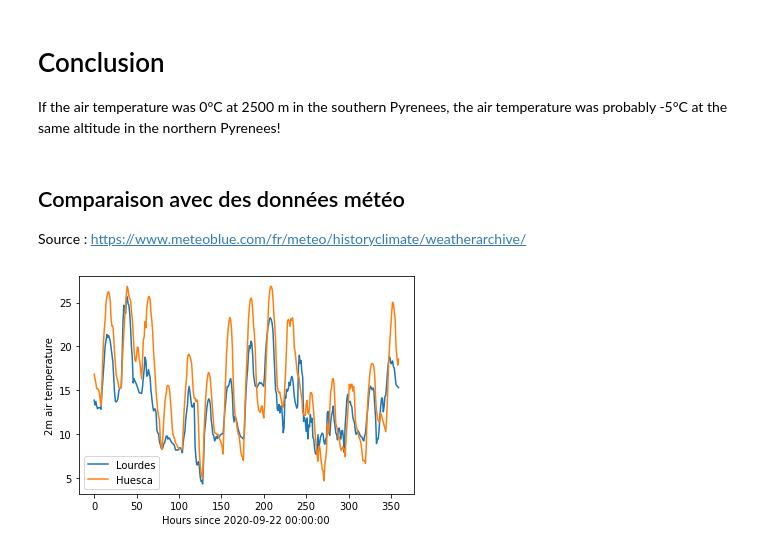
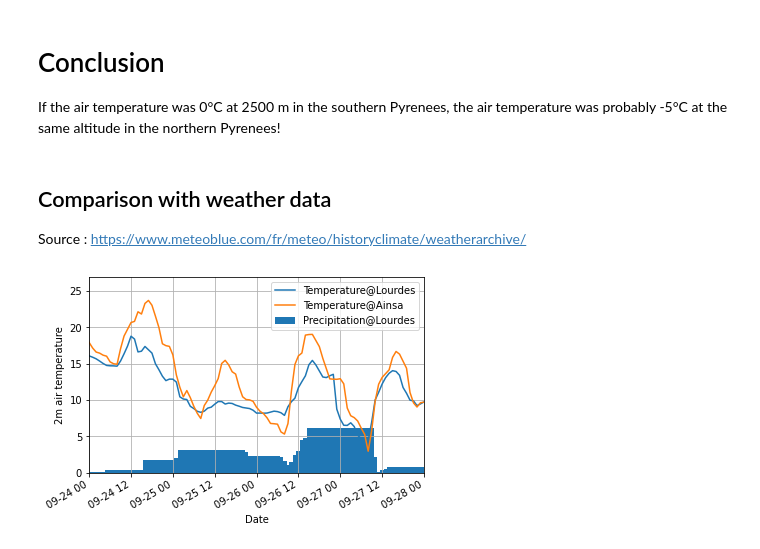
Before and after one commit to sgascoin/snowLineElevation, a Jupyter notebook: snowLineElevationWithCloud.ipynb, the cells around one changed output. Drawn from its saved outputs; the diff is of its cells as text; code cells hidden in the pictures.

```diff
--- a/snowLineElevationWithCloud.ipynb
+++ b/snowLineElevationWithCloud.ipynb
@@ -183,29 +184,5 @@ plt.ylabel('Air temperature change at fixed altitude (°C)');
 # Conclusion
 If the air temperature was 0°C at 2500 m in the southern Pyrenees, the air temperature was probably -5°C at the same altitude in the northern Pyrenees!
 # %% [markdown]
-## Comparaison avec des données météo
+## Comparison with weather data
 Source : https://www.meteoblue.com/fr/meteo/historyclimate/weatherarchive/
-# %%
-# plot 15 days of air temperature at Lourdes and Huesca (cities with similar elevation)
-def loadMeteoBlue(f):
-    """
-    read data from meteoblue file
-    :param f: filename
-    :return: array
-    """
-    d = np.genfromtxt(f,skip_header=9,delimiter=',',names=True,
-                 dtype = ['U50', 'f8', 'f8', 'f8', 'f8'])
-    d['timestamp'] = [dt.strptime(x, '%Y%m%dT%H%M') for x in d['timestamp']]
-    return d
-
-metLourdes = loadMeteoBlue('meteo/meteoblueHistory/dataexport_20201006T115823_Lourdes.csv')
-metFiscal = loadMeteoBlue('meteo/meteoblueHistory/dataexport_20201006T115716_Huesca.csv')
-#plt.plot(metLourdes['timestamp'],metLourdes['Lourdes_Temperature_2_m_elevation_corrected']);
-#plt.plot(metFiscal['timestamp'],metFiscal['Fiscal_Temperature_2_m_elevation_corrected']);
-plt.plot(metLourdes['Lourdes_Temperature_2_m_elevation_corrected'],label='Lourdes');
-plt.plot(metFiscal['Huesca_Temperature_2_m_elevation_corrected'],label='Huesca');
-plt.xlabel('Hours since 2020-09-22 00:00:00')
-plt.ylabel('2m air temperature')
-plt.legend();
-# %% [output]
-[figure, removed]
@@ -212 +199,34 @@ plt.legend();
+# %%
+def loadMeteoBlue(f):
+    """
+    read data from meteoblue file
+    :param f: filename
+    :return: array
+    """
+    d = np.genfromtxt(f,
+                      skip_header=10,
+                      delimiter=',',
+                      names='timestamp,AirTemperature,Precipitation,WindSpeed,WindDirection',
+                      dtype = ['U50', 'f8', 'f8', 'f8', 'f8'])
+    t = np.array([datetime.strptime(x, '%Y%m%dT%H%M') for x in d['timestamp']],dtype=np.datetime64)
+    v = recfunctions.append_fields(d, 'date', t)
+    return v
+# %%
+for stat in stations.keys():
+    met = loadMeteoBlue(stations.get(stat)['fname'])
+    plt.plot(met['date'],met['AirTemperature'],label='Temperature@'+stat)
+    if stat=='Lourdes':
+        plt.bar(met['date'],met['Precipitation'],label='Precipitation@'+stat)
+
+plt.xlabel('Date')
+plt.ylabel('2m air temperature')
+plt.gcf().autofmt_xdate()
+plt.grid(True)
+# limit to precipitation event
+datemin = np.datetime64('2020-09-24')
+datemax = np.datetime64('2020-09-28')
+plt.gca().set_xlim(datemin, datemax)
+plt.legend();
+# %% [output]
+[figure, added]
 # %%
```
Also changed, not shown: parts of 4 cells of this notebook.
